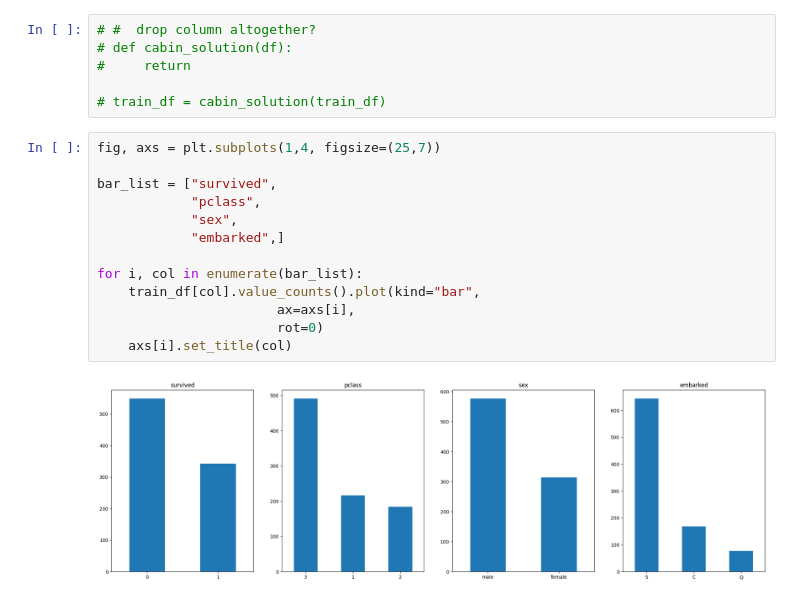
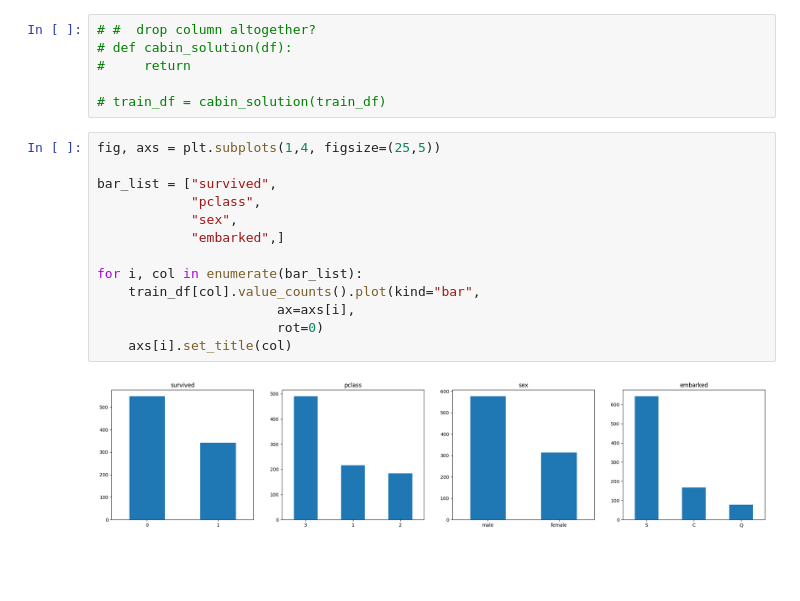
Before and after one commit to RuizLorenzoChavez/practical-ML, a Jupyter notebook: titanic.ipynb, the cells around one changed output. Cells and saved outputs as stored; diff of their text form; blank space fills up the shorter version.

```diff
--- a/titanic.ipynb
+++ b/titanic.ipynb
@@ -127,17 +128,17 @@ That is 77.10% of the entire train_df with no specified cabin ID
 
 # train_df = cabin_solution(train_df)
 # %%
-fig, axs = plt.subplots(1,4, figsize=(25,7))
+fig, axs = plt.subplots(1,4, figsize=(25,5))
 
 bar_list = ["survived",
             "pclass",
             "sex",
             "embarked",]
 
 for i, col in enumerate(bar_list):
     train_df[col].value_counts().plot(kind="bar",
                        ax=axs[i],
                        rot=0)
     axs[i].set_title(col)
 # %% [output]
-[figure, old version]
+[figure, new version]
```
Also changed, not shown: parts of 6 cells of this notebook.
